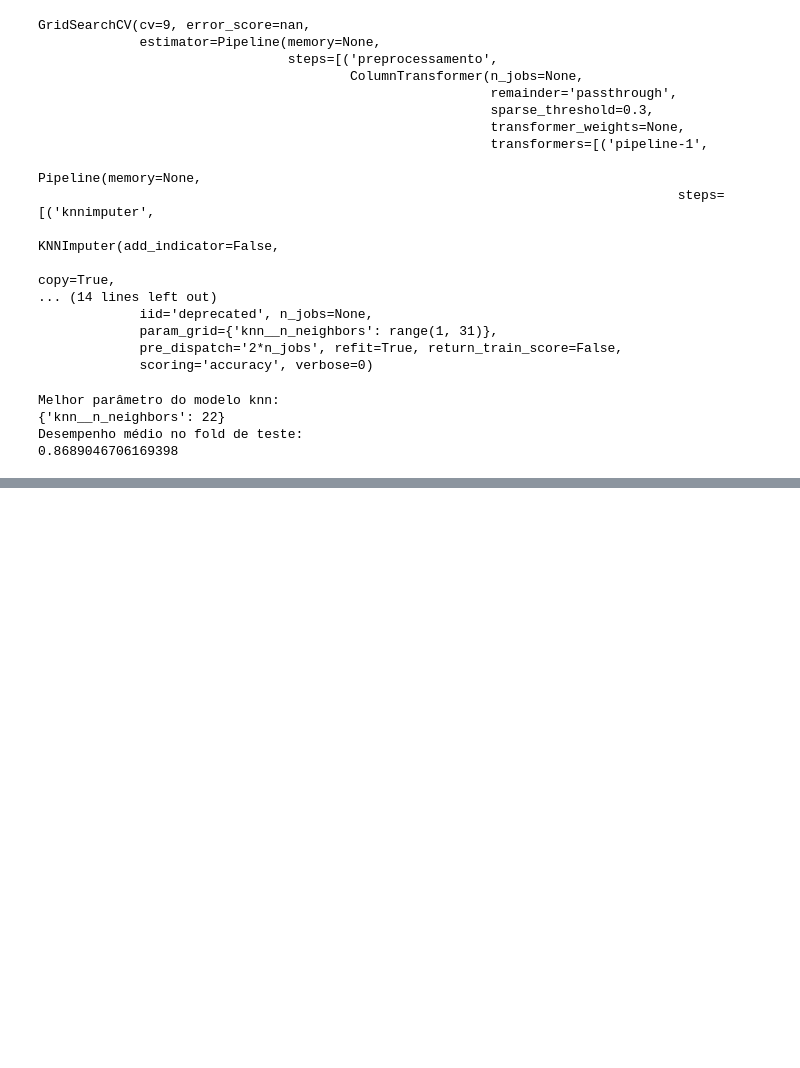
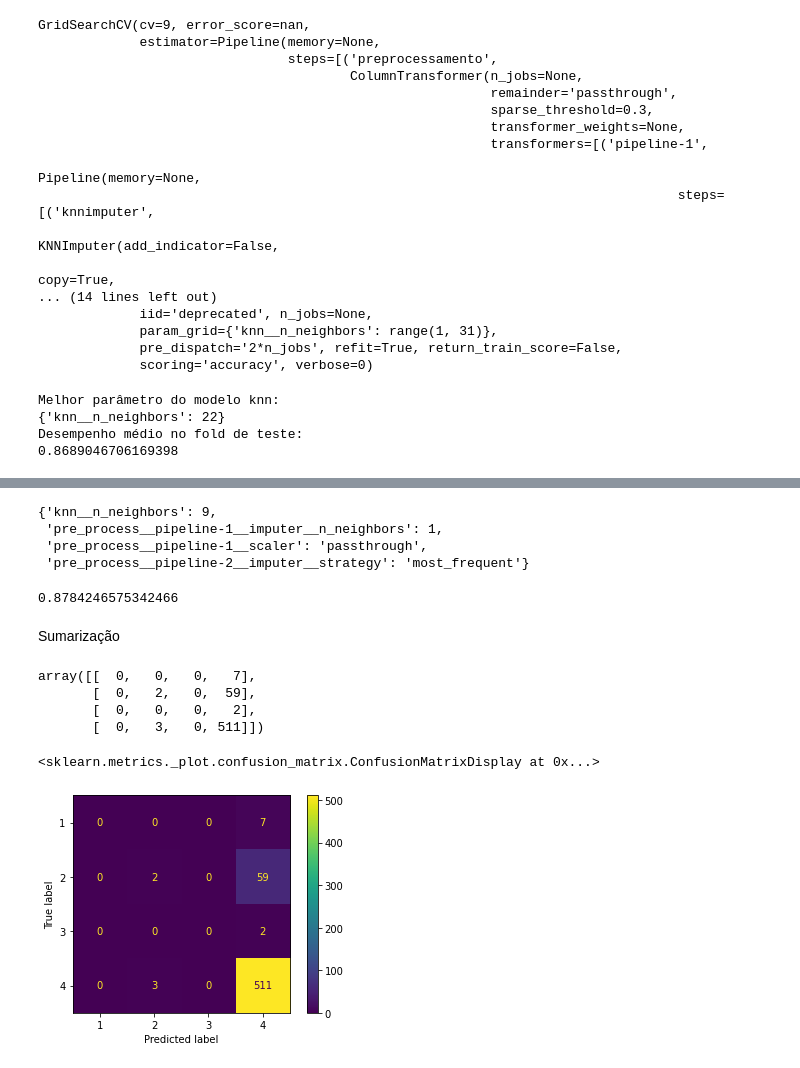
Before and after one commit to CristianoCoelhoSilva/Python, a Jupyter notebook: PNAD_COVID.ipynb, the cells around one changed output, grey strips where cells are left out. Cells and saved outputs as stored; diff of their text form; code cells hidden in the pictures; blank space fills up the shorter version.

```diff
--- a/PNAD_COVID.ipynb
+++ b/PNAD_COVID.ipynb
@@ -325,0 +398,2 @@ Desempenho médio no fold de teste:
+# %%
+classificador_estendido.fit(X_train, y_train)
@@ -325,0 +429,15 @@ Desempenho médio no fold de teste:
+# %%
+param_grid_estendido = {
+    "pre_process__pipeline-1__imputer__n_neighbors": range(1, 5),
+    "pre_process__pipeline-1__scaler": ["passthrough", StandardScaler()], # o passo de normalização torna-se opcional
+    "pre_process__pipeline-2__imputer__strategy": ['most_frequent', 'constant'],
+    "knn__n_neighbors": range(1, 10)
+}
+
+classificador_estendido = GridSearchCV(estimator = pipeline_estendido,
+                                       param_grid = param_grid_estendido,
+                                       scoring = "accuracy",
+                                       cv = 5,
+                                       refit = True)
+# %%
+classificador_estendido.fit(X_train, y_train)
@@ -325,0 +462,35 @@ Desempenho médio no fold de teste:
+# %%
+classificador_estendido.fit(X_train, y_train)
+# %%
+classificador_estendido.best_params_
+# %% [output]
+{'knn__n_neighbors': 9,
+ 'pre_process__pipeline-1__imputer__n_neighbors': 1,
+ 'pre_process__pipeline-1__scaler': 'passthrough',
+ 'pre_process__pipeline-2__imputer__strategy': 'most_frequent'}
+# %%
+y_pred = classificador_estendido.predict(X_test)
+
+accuracy_score(y_pred = y_pred,
+               y_true = y_test)
+# %% [output]
+0.8784246575342466
+# %% [markdown]
+Sumarização
+# %%
+from sklearn.metrics import confusion_matrix
+
+confusion_matrix(y_pred = y_pred,
+                 y_true = y_test)
+# %% [output]
+array([[  0,   0,   0,   7],
+       [  0,   2,   0,  59],
+       [  0,   0,   0,   2],
+       [  0,   3,   0, 511]])
+# %%
+from sklearn.metrics import plot_confusion_matrix
+
+plot_confusion_matrix(classificador_estendido, X_test, y_test, values_format = '')
+# %% [output]
+<sklearn.metrics._plot.confusion_matrix.ConfusionMatrixDisplay at 0x...>
+[figure, added]
```
Also changed, not shown: parts of 12 cells of this notebook.
